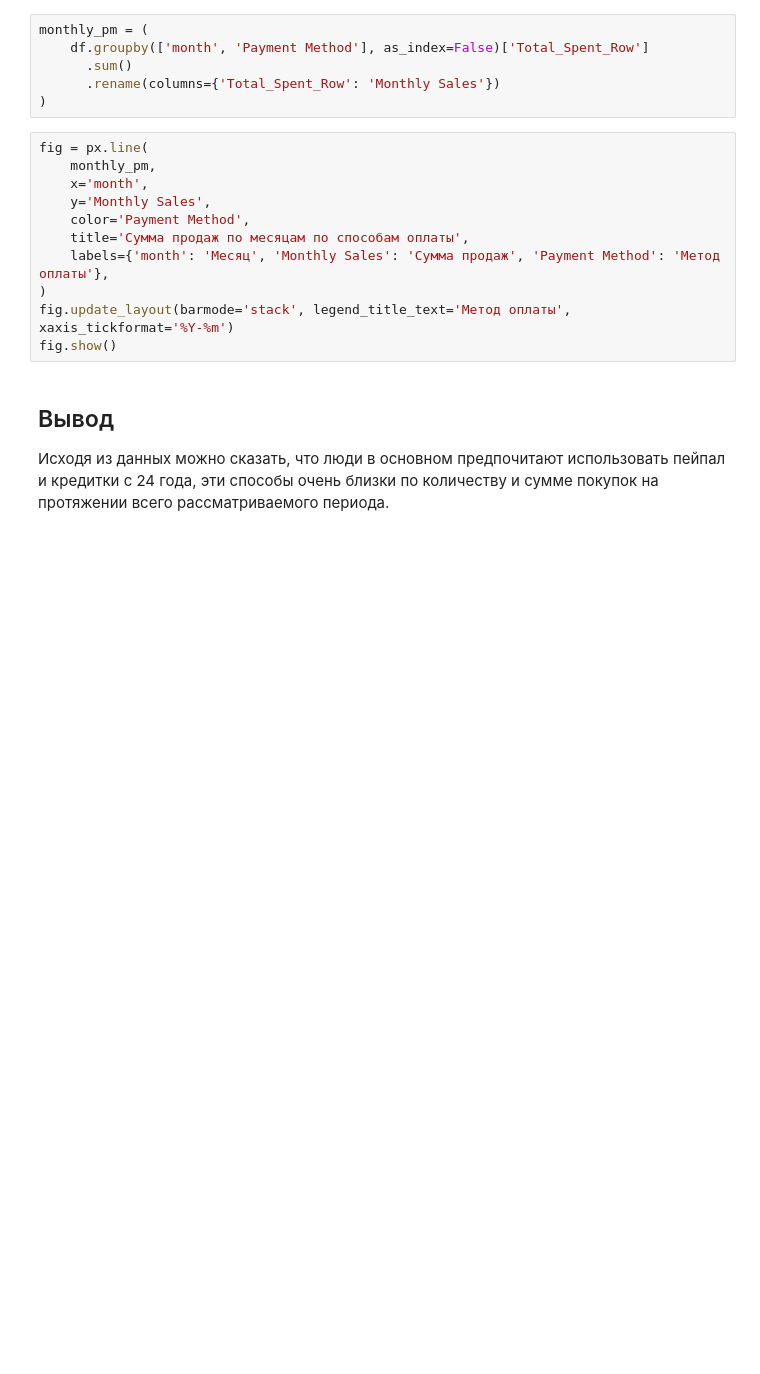
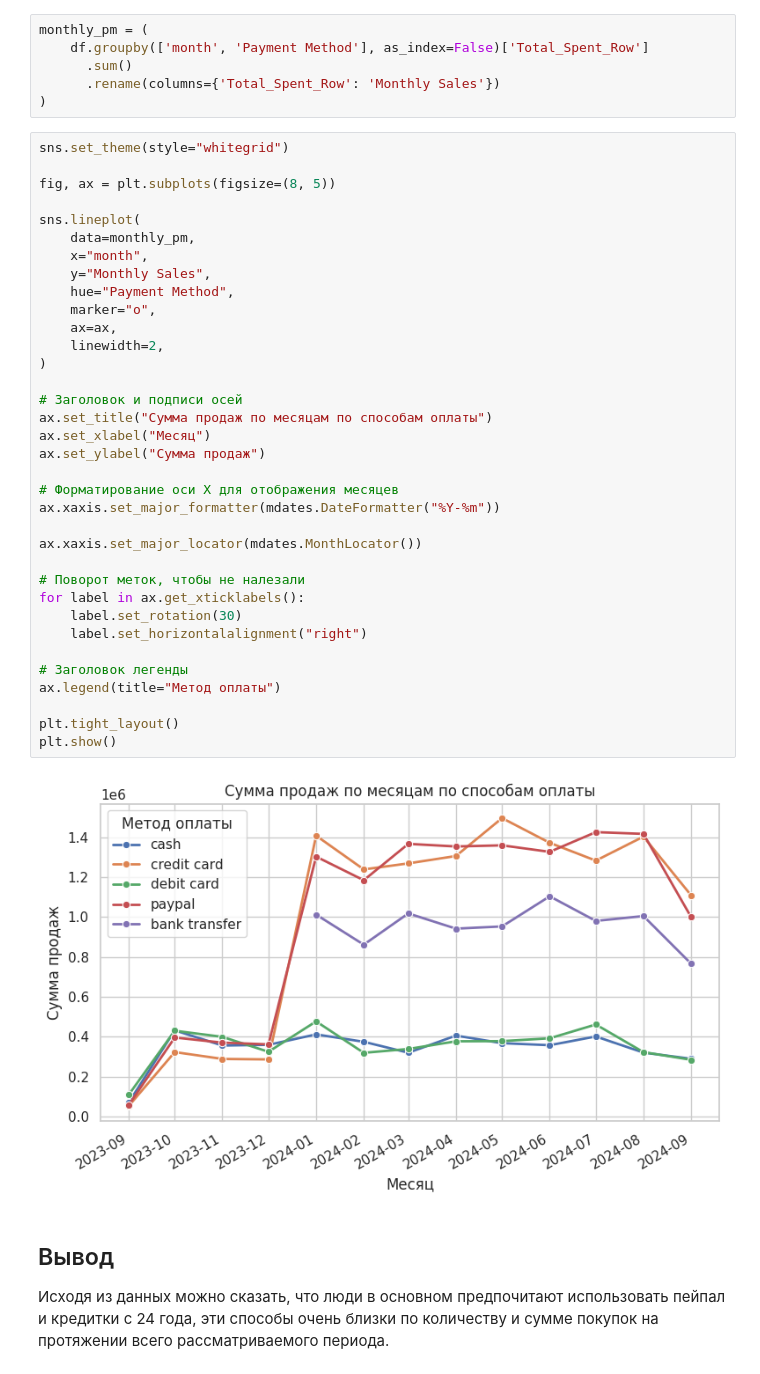
Before and after one commit to chumurov/hse_education_de, a Jupyter notebook: module_1/python_from_de/home_work_3/dz_3.ipynb, the cells around one changed output. Saved outputs shown, nothing was run; the diff lists cells and outputs as text; blank space fills up the shorter version.

```diff
--- a/module_1/python_from_de/home_work_3/dz_3.ipynb
+++ b/module_1/python_from_de/home_work_3/dz_3.ipynb
@@ -65,16 +68,42 @@ monthly_pm = (
       .rename(columns={'Total_Spent_Row': 'Monthly Sales'})
 )
 # %%
-fig = px.line(
-    monthly_pm,
-    x='month',
-    y='Monthly Sales',
-    color='Payment Method',
-    title='Сумма продаж по месяцам по способам оплаты',
-    labels={'month': 'Месяц', 'Monthly Sales': 'Сумма продаж', 'Payment Method': 'Метод оплаты'},
+sns.set_theme(style="whitegrid")
+
+fig, ax = plt.subplots(figsize=(8, 5))
+
+sns.lineplot(
+    data=monthly_pm,
+    x="month",
+    y="Monthly Sales",
+    hue="Payment Method",
+    marker="o",
+    ax=ax,
+    linewidth=2,
 )
-fig.update_layout(barmode='stack', legend_title_text='Метод оплаты', xaxis_tickformat='%Y-%m')
-fig.show()
+
+# Заголовок и подписи осей
+ax.set_title("Сумма продаж по месяцам по способам оплаты")
+ax.set_xlabel("Месяц")
+ax.set_ylabel("Сумма продаж")
+
+# Форматирование оси X для отображения месяцев
+ax.xaxis.set_major_formatter(mdates.DateFormatter("%Y-%m"))
+
+ax.xaxis.set_major_locator(mdates.MonthLocator())
+
+# Поворот меток, чтобы не налезали
+for label in ax.get_xticklabels():
+    label.set_rotation(30)
+    label.set_horizontalalignment("right")
+
+# Заголовок легенды
+ax.legend(title="Метод оплаты")
+
+plt.tight_layout()
+plt.show()
+# %% [output]
+[figure, added]
 # %% [markdown]
 ## Вывод
 Исходя из данных можно сказать, что люди в основном предпочитают использовать пейпал и кредитки с 24 года, эти способы очень близки по количеству и сумме покупок на протяжении всего рассматриваемого периода.
```
Also changed, not shown: parts of 12 cells of this notebook, 1 other file.
